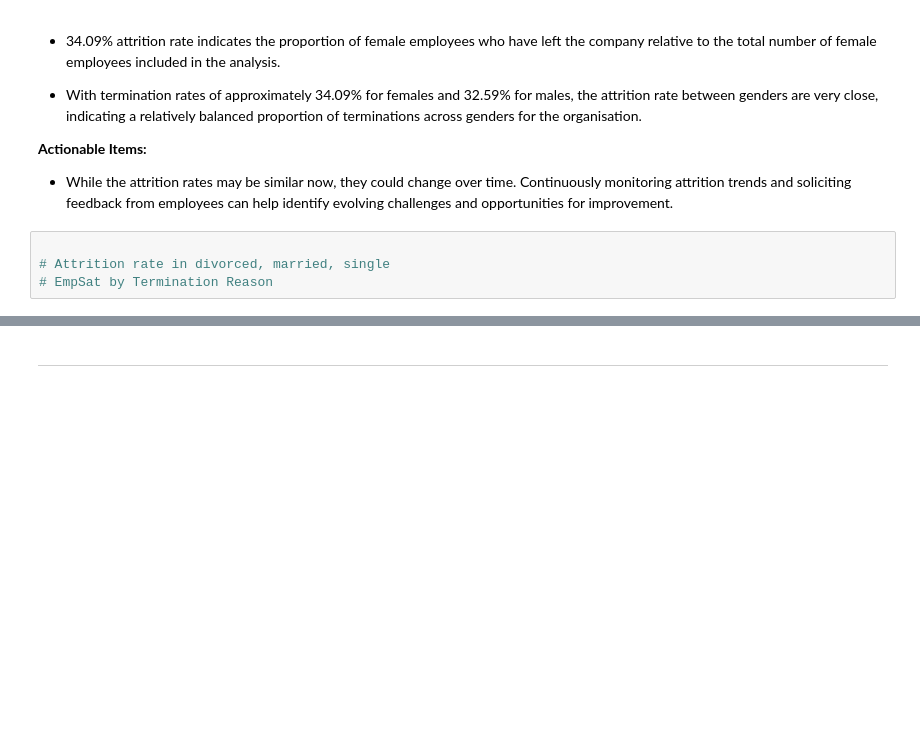
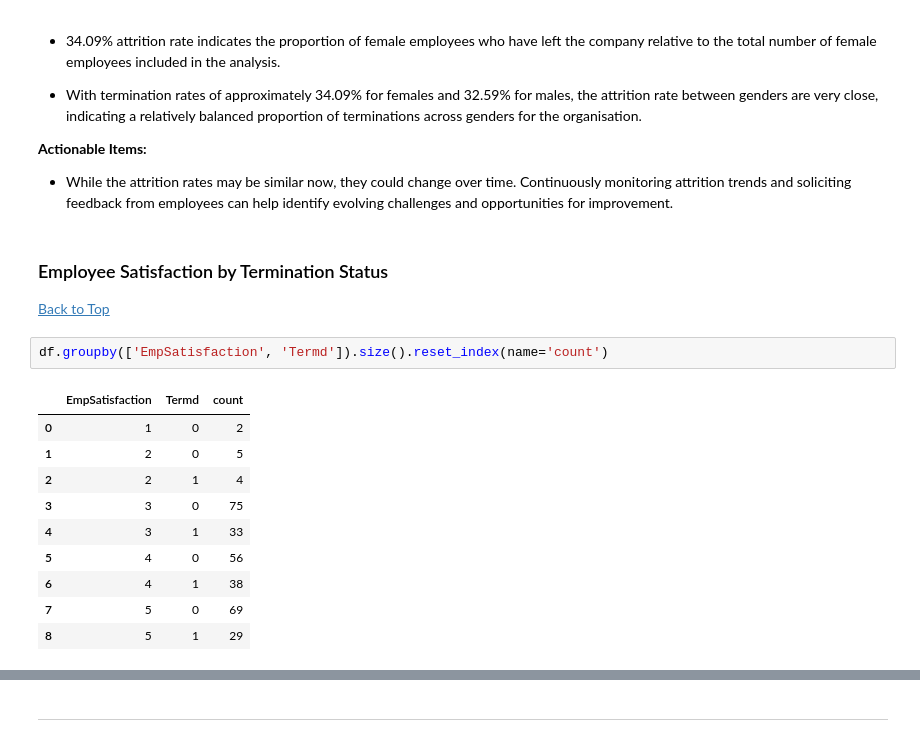
Before and after one commit to DanPkg/HR-Analytics-Insights-Project, a Jupyter notebook: human-resources-dataset-analysis-and-insights.ipynb, the cells around one changed output, grey strips where cells are left out. Cells and saved outputs as stored; diff of their text form; blank space fills up the shorter version.

```diff
--- a/human-resources-dataset-analysis-and-insights.ipynb
+++ b/human-resources-dataset-analysis-and-insights.ipynb
@@ -2904,7 +2906,19 @@ plt.show()
 **Actionable Items:**
 
 * While the attrition rates may be similar now, they could change over time. Continuously monitoring attrition trends and soliciting feedback from employees can help identify evolving challenges and opportunities for improvement.
-# %%
-
-# Attrition rate in divorced, married, single
-# EmpSat by Termination Reason
+# %% [markdown]
+### Employee Satisfaction by Termination Status
+[Back to Top](#Table-of-Contents:)
+# %%
+df.groupby(['EmpSatisfaction', 'Termd']).size().reset_index(name='count')
+# %% [output]
+|  | EmpSatisfaction | Termd | count |
+| 0 | 1 | 0 | 2 |
+| 1 | 2 | 0 | 5 |
+| 2 | 2 | 1 | 4 |
+| 3 | 3 | 0 | 75 |
+| 4 | 3 | 1 | 33 |
+| 5 | 4 | 0 | 56 |
+| 6 | 4 | 1 | 38 |
+| 7 | 5 | 0 | 69 |
+| 8 | 5 | 1 | 29 |
```
Also changed, not shown: parts of 15 cells of this notebook.
